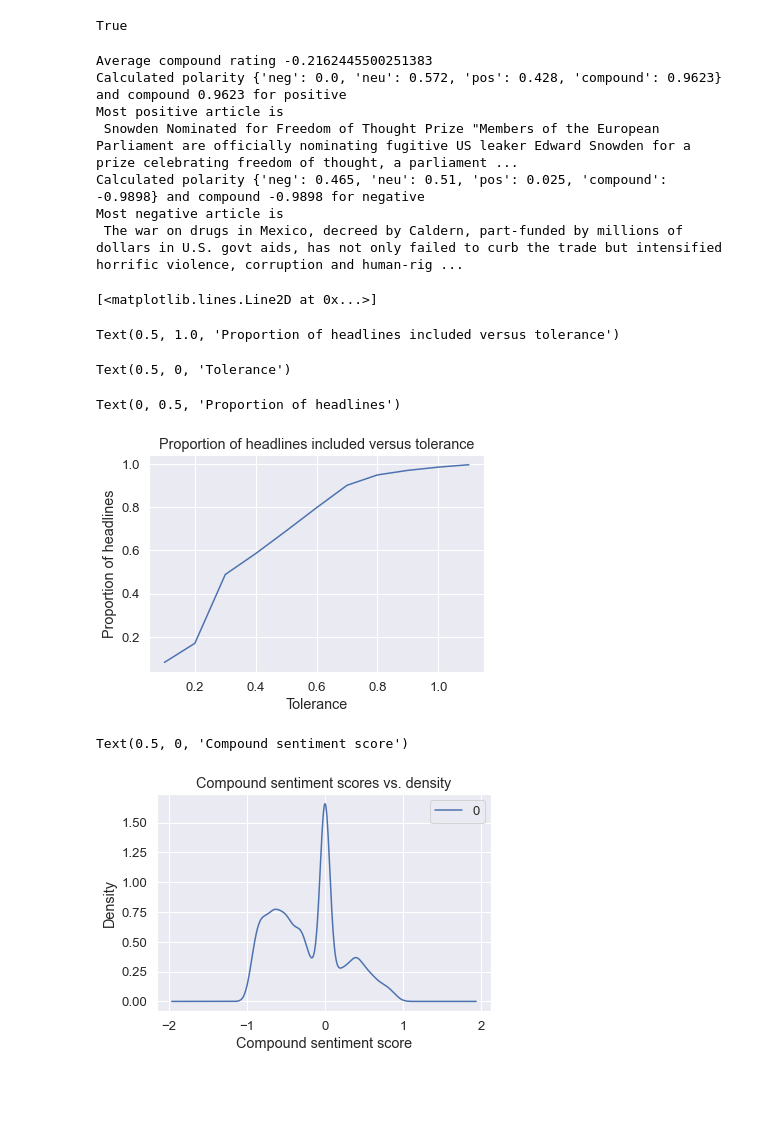
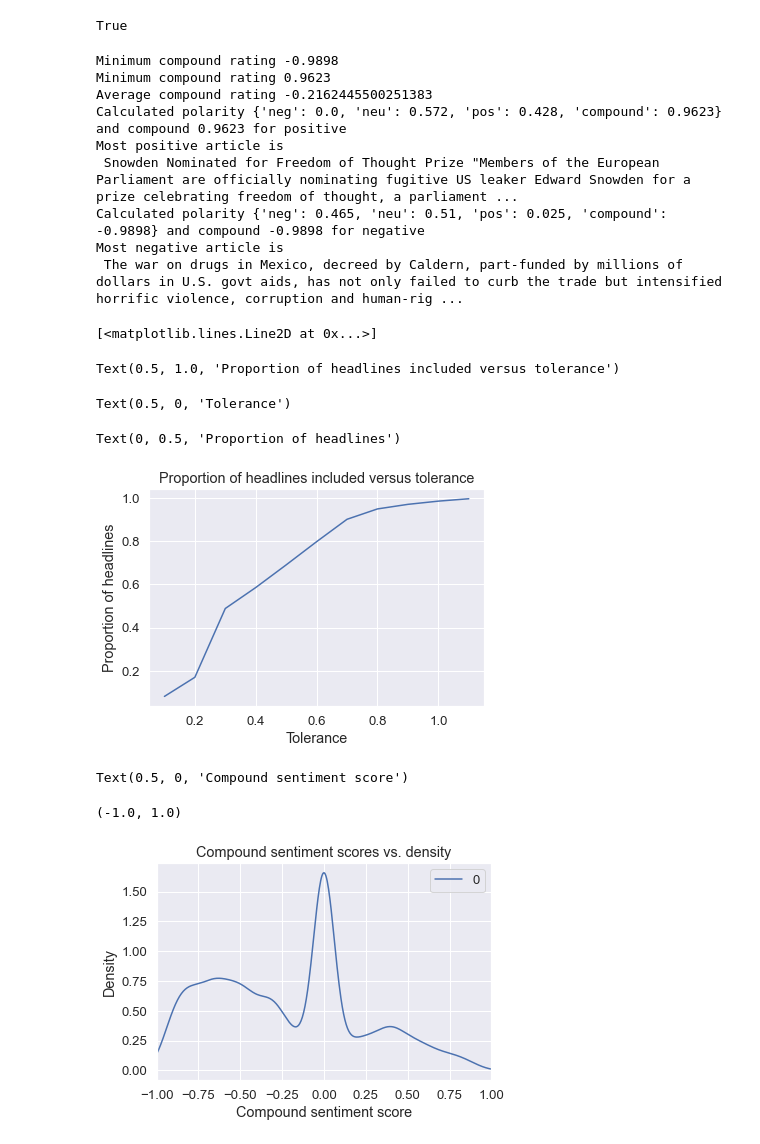
Before and after one commit to timothycobrien/mlproj, a Jupyter notebook: project.ipynb, the cells around one changed output. Saved outputs shown, nothing was run; the diff lists cells and outputs as text; code cells hidden in the pictures; blank space fills up the shorter version.

Commit message:
Fix compound sentiment and add normalized comp list

```diff
--- a/project.ipynb
+++ b/project.ipynb
@@ -275,7 +275,8 @@ neg_list = [x['neg'] for x in flat_list]
 neu_list = [x['neu'] for x in flat_list]
 pos_list = [x['pos'] for x in flat_list]
 comp_list = [x['compound'] for x in flat_list]
-
+print("Minimum compound rating {}".format(np.min(comp_list)))
+print("Minimum compound rating {}".format(np.max(comp_list)))
 avg_comp = np.average(comp_list)
 print("Average compound rating {}".format(avg_comp))
 max_ind = (np.argmax(comp_list))
@@ -297,6 +298,8 @@ plt.xlabel("Tolerance")
 plt.ylabel("Proportion of headlines")
 plt.show()
 # %% [output]
+Minimum compound rating -0.9898
+Minimum compound rating 0.9623
 Average compound rating -0.2162445500251383
 Calculated polarity {'neg': 0.0, 'neu': 0.572, 'pos': 0.428, 'compound': 0.9623} and compound 0.9623 for positive
 Most positive article is
@@ -312,7 +315,9 @@ Text(0, 0.5, 'Proportion of headlines')
 # %%
 # Graph the compound sentiment
 compoundSentimentPlot = pd.DataFrame(comp_list).plot(kind='density', title="Compound sentiment scores vs. density")
 compoundSentimentPlot.set_xlabel("Compound sentiment score")
+compoundSentimentPlot.set_xlim(-1, 1)
 # %% [output]
 Text(0.5, 0, 'Compound sentiment score')
+(-1.0, 1.0)
-[figure, old version]
+[figure, new version]
```
Also changed, not shown: parts of 1 cell of this notebook.
